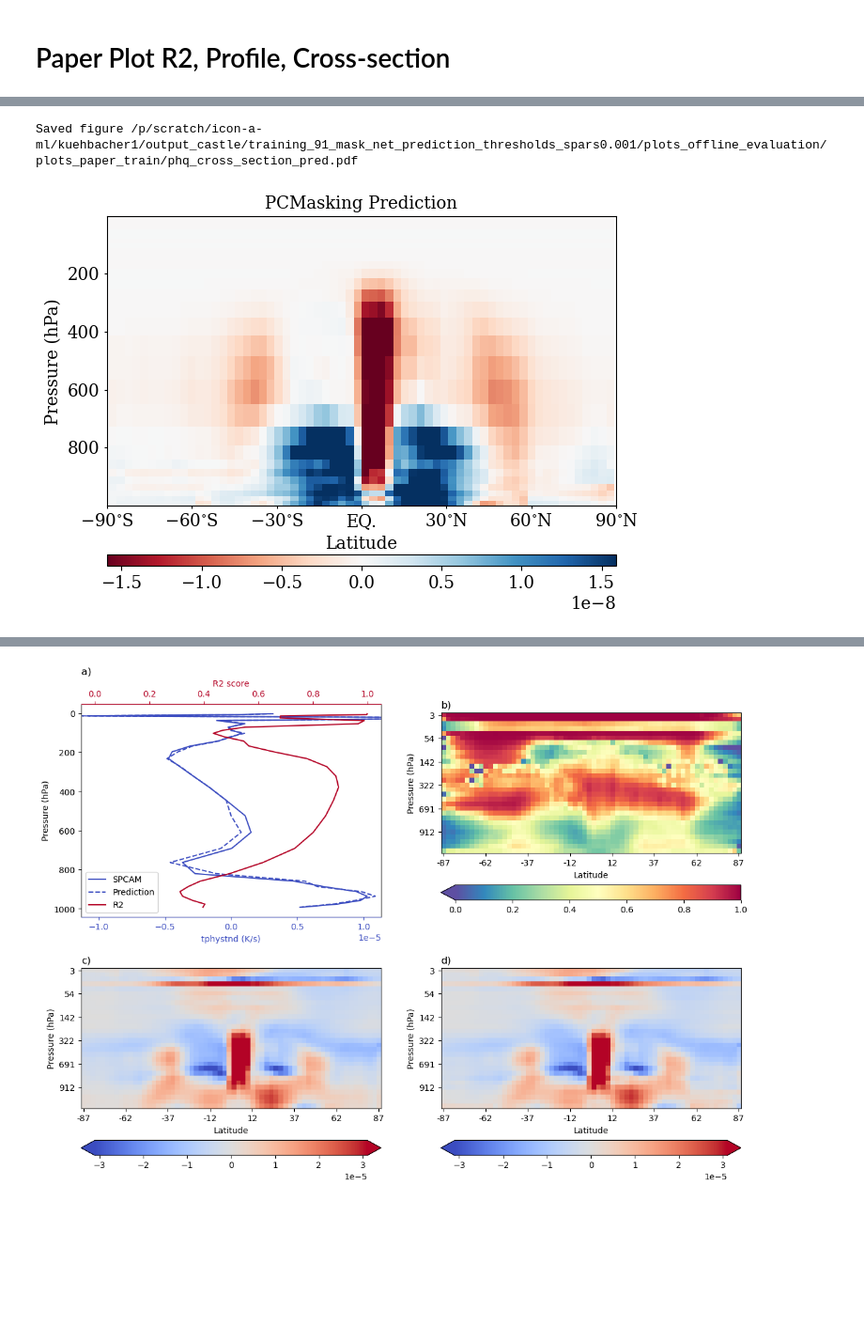
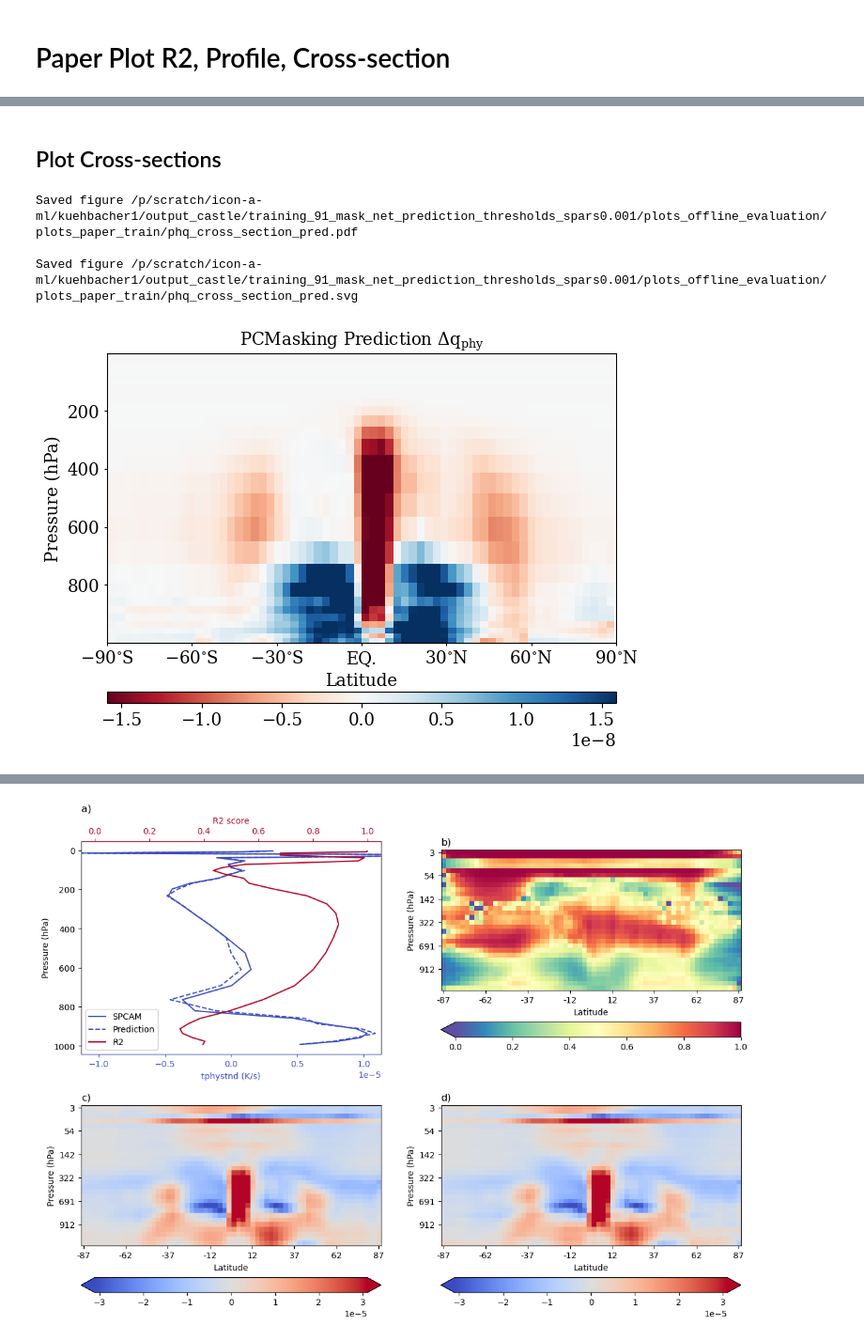
Before and after one commit to EyringMLClimateGroup/kuehbacher24ICMLA_PCMasking, a Jupyter notebook: notebooks_castle_offline_evaluation/plots_paper_r2_profile_cross_section.ipynb, the cells around one changed output, grey strips where cells are left out. Shown: that part at 94% size. Drawn from its saved outputs; the diff is of its cells as text; code cells hidden in the pictures; blank space fills up the shorter version.

```diff
--- a/notebooks_castle_offline_evaluation/plots_paper_r2_profile_cross_section.ipynb
+++ b/notebooks_castle_offline_evaluation/plots_paper_r2_profile_cross_section.ipynb
@@ -70 +87,3 @@ variable = "tphystnd" # tphystnd, phq
 stats = "r2"
+# %%
+save_formats = ["pdf", "svg"]
@@ -185,3 +204,11 @@ def plot_profile_r2(ax1):
+# %%
+def save_figures(file_name):
+    for format in save_formats:
+        f_path = os.path.join(output_dir, f"{variable}_{file_name}.{format}")
+
+        fig.savefig(f_path, format=format, bbox_inches="tight", transparent=True)
+
+        print(f"\nSaved figure {f_path}")
 # %%
 plt.close()
 
@@ -200,3 +234,5 @@ Saved figure /p/scratch/icon-a-ml/kuehbacher1/output_castle/training_91_mask_net
+# %% [markdown]
+## Plot Cross-sections
 # %%
 cross_section_dir = os.path.join(plots_dir, "plots_cross_section" + train_val, f"mean-all_stats-{stats}_no_diff")
 # %%
@@ -205,8 +241,6 @@ cross_sections = dict()
 cross_sections["truth"] = load_pickle(os.path.join(cross_section_dir, f"{variable}_cross_section_truth.p"))
 cross_sections["pred"] = load_pickle(os.path.join(cross_section_dir, f"{variable}_cross_section_pred.p"))
 cross_sections[stats] = load_pickle(os.path.join(cross_section_dir, f"{variable}_cross_section_stats-{stats}.p"))
-# %%
-v_name = variable
 # %%
 
 def plot_cross_section(ax, truth_or_pred, v_name, set_title=True):
@@ -256,29 +290,30 @@ def plot_cross_section(ax, truth_or_pred, v_name, set_title=True):
     cb = fig.colorbar(I, cax=cax, orientation='horizontal', extend=extend)
     cb.set_label('')
 
+    var_label = {"tphystnd": r"$\Delta T_{phy}$", "phq": r"$\Delta q_{phy}$"}
 
     if set_title:
         if truth_or_pred == "truth":
-            ax.set_title("SPCAM Truth", fontsize=font_size)
+            ax.set_title(f"SPCAM Truth {var_label[variable]}", fontsize=font_size)
         else:
-            ax.set_title("PCMasking Prediction", fontsize=font_size)
+            ax.set_title(f"PCMasking Prediction {var_label[variable]}", fontsize=font_size)
 
     ax.set_rasterized(True)
 # %%
 # Create a figure and an axis
 plt.close()
 fig, ax = plt.subplots(figsize=(7, 4))
 
 plot_cross_section(ax, "pred", variable)
 
-f_path = os.path.join(output_dir, f"{variable}_cross_section_pred.pdf")
-fig.savefig(f_path, format="pdf", bbox_inches="tight", transparent=True)
-print(f"Saved figure {f_path}")
+save_figures("cross_section_pred")
 
 plt.show()
 # %% [output]
 Saved figure /p/scratch/icon-a-ml/kuehbacher1/output_castle/training_91_mask_net_prediction_thresholds_spars0.001/plots_offline_evaluation/plots_paper_train/phq_cross_section_pred.pdf
+
+Saved figure /p/scratch/icon-a-ml/kuehbacher1/output_castle/training_91_mask_net_prediction_thresholds_spars0.001/plots_offline_evaluation/plots_paper_train/phq_cross_section_pred.svg
-[figure, old version]
+[figure, new version]
 # %%
 # Create a figure and an axis
 plt.close()
```
Also changed, not shown: parts of 34 cells of this notebook, 4 other files.
